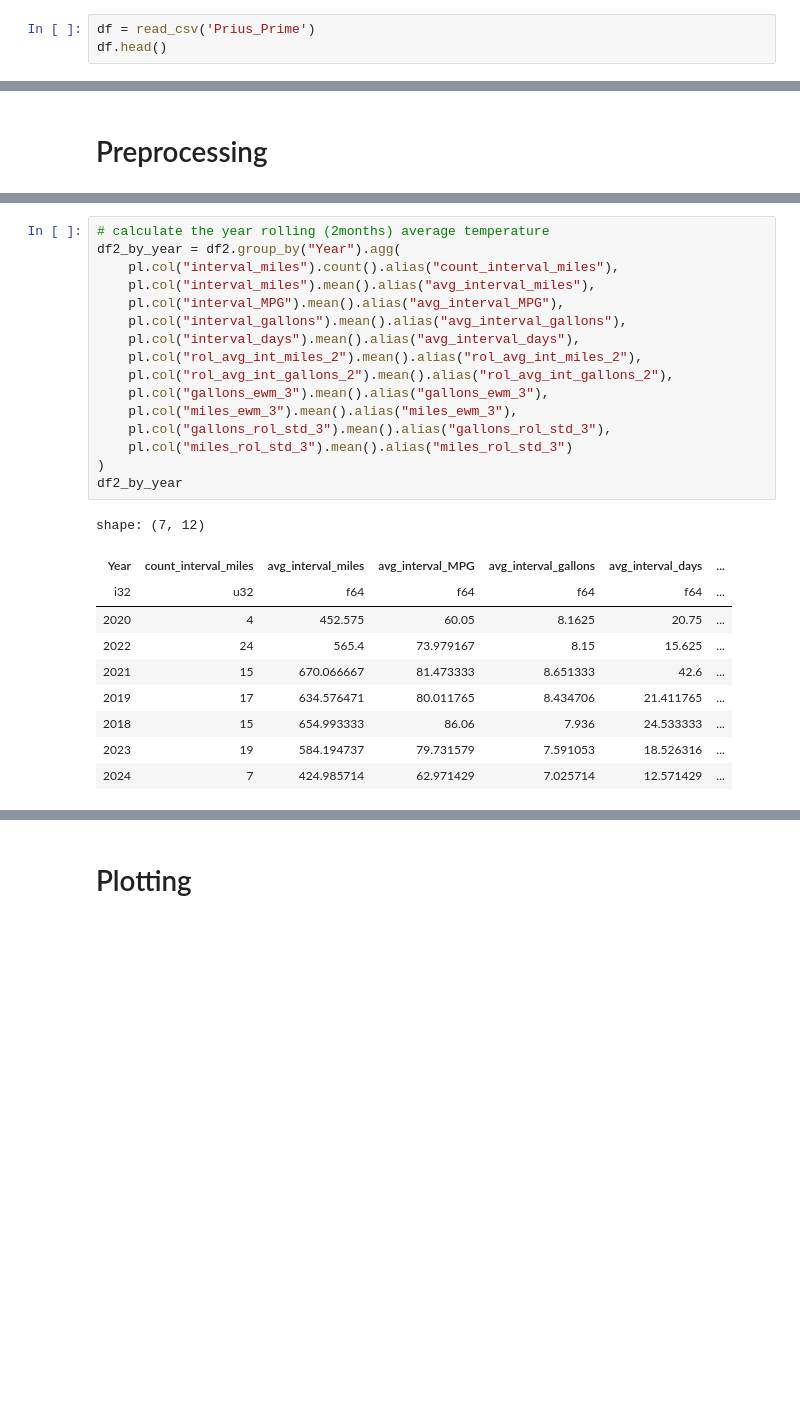
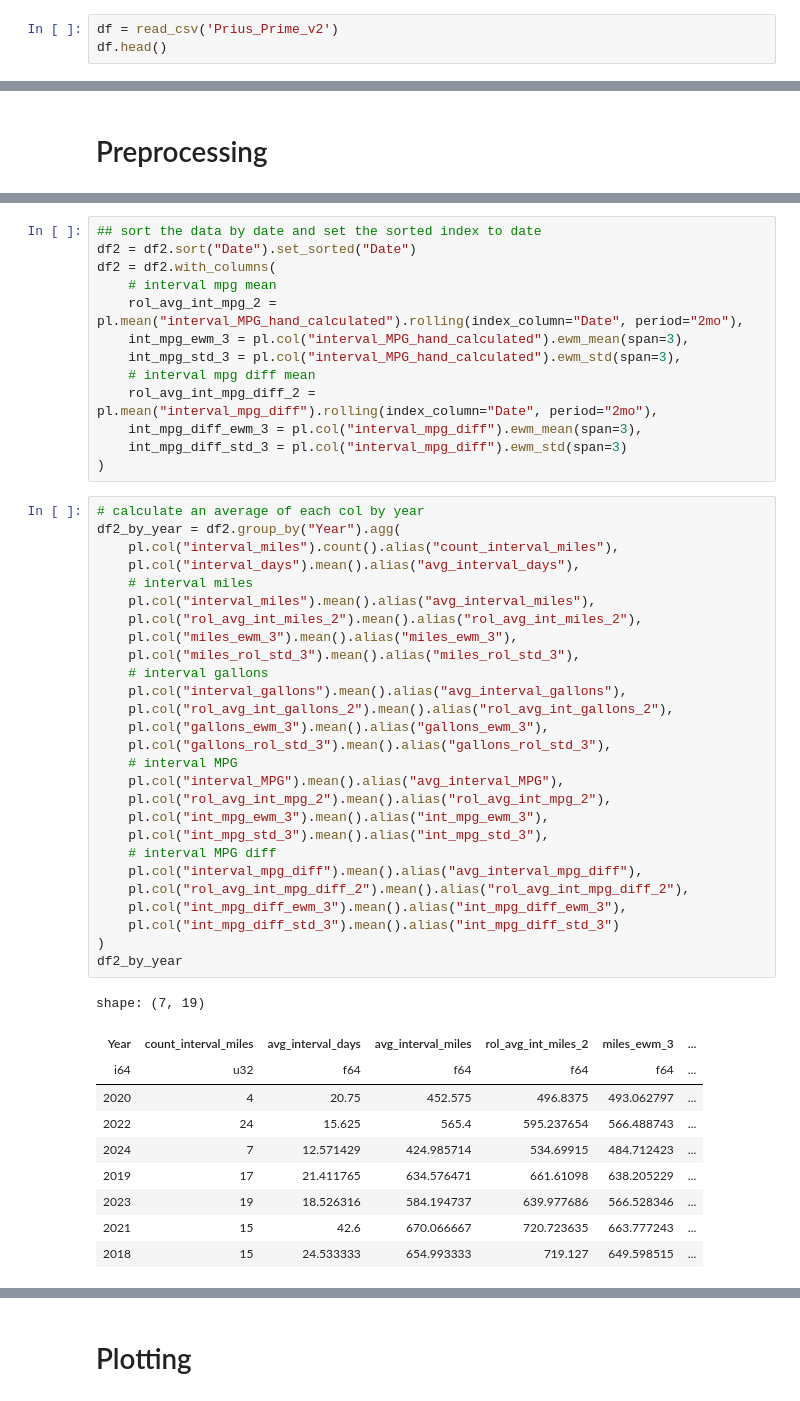
Before and after one commit to idsts2670/statistical-analysis, a Jupyter notebook: 582/Applied_MS_Exam/MS_exam.ipynb, the cells around one changed output, grey strips where cells are left out. Saved outputs shown, nothing was run; the diff lists cells and outputs as text; blank space fills up the shorter version.

```diff
--- a/582/Applied_MS_Exam/MS_exam.ipynb
+++ b/582/Applied_MS_Exam/MS_exam.ipynb
@@ -78,6 +79,6 @@ def read_csv(name, **kwrgs):
     print(f'Load: {path}')
     return pl.read_csv(path, **kwrgs)
 # %%
-df = read_csv('Prius_Prime')
+df = read_csv('Prius_Prime_v2')
 df.head()
 # %% [output]
@@ -152,28 +138,52 @@ shape: (5, 24)
+# %%
+## sort the data by date and set the sorted index to date
+df2 = df2.sort("Date").set_sorted("Date")
+df2 = df2.with_columns(
+    # interval mpg mean
+    rol_avg_int_mpg_2 = pl.mean("interval_MPG_hand_calculated").rolling(index_column="Date", period="2mo"),
+    int_mpg_ewm_3 = pl.col("interval_MPG_hand_calculated").ewm_mean(span=3),
+    int_mpg_std_3 = pl.col("interval_MPG_hand_calculated").ewm_std(span=3),
+    # interval mpg diff mean
+    rol_avg_int_mpg_diff_2 = pl.mean("interval_mpg_diff").rolling(index_column="Date", period="2mo"),
+    int_mpg_diff_ewm_3 = pl.col("interval_mpg_diff").ewm_mean(span=3),
+    int_mpg_diff_std_3 = pl.col("interval_mpg_diff").ewm_std(span=3)
+)
 # %%
-# calculate the year rolling (2months) average temperature
+# calculate an average of each col by year
 df2_by_year = df2.group_by("Year").agg(
     pl.col("interval_miles").count().alias("count_interval_miles"),
+    pl.col("interval_days").mean().alias("avg_interval_days"),
+    # interval miles
     pl.col("interval_miles").mean().alias("avg_interval_miles"),
-    pl.col("interval_MPG").mean().alias("avg_interval_MPG"),
+    pl.col("rol_avg_int_miles_2").mean().alias("rol_avg_int_miles_2"),
+    pl.col("miles_ewm_3").mean().alias("miles_ewm_3"),
+    pl.col("miles_rol_std_3").mean().alias("miles_rol_std_3"),
+    # interval gallons
     pl.col("interval_gallons").mean().alias("avg_interval_gallons"),
-    pl.col("interval_days").mean().alias("avg_interval_days"),
-    pl.col("rol_avg_int_miles_2").mean().alias("rol_avg_int_miles_2"),
     pl.col("rol_avg_int_gallons_2").mean().alias("rol_avg_int_gallons_2"),
     pl.col("gallons_ewm_3").mean().alias("gallons_ewm_3"),
-    pl.col("miles_ewm_3").mean().alias("miles_ewm_3"),
     pl.col("gallons_rol_std_3").mean().alias("gallons_rol_std_3"),
-    pl.col("miles_rol_std_3").mean().alias("miles_rol_std_3")
+    # interval MPG
+    pl.col("interval_MPG").mean().alias("avg_interval_MPG"),
+    pl.col("rol_avg_int_mpg_2").mean().alias("rol_avg_int_mpg_2"),
+    pl.col("int_mpg_ewm_3").mean().alias("int_mpg_ewm_3"),
+    pl.col("int_mpg_std_3").mean().alias("int_mpg_std_3"),
+    # interval MPG diff
+    pl.col("interval_mpg_diff").mean().alias("avg_interval_mpg_diff"),
+    pl.col("rol_avg_int_mpg_diff_2").mean().alias("rol_avg_int_mpg_diff_2"),
+    pl.col("int_mpg_diff_ewm_3").mean().alias("int_mpg_diff_ewm_3"),
+    pl.col("int_mpg_diff_std_3").mean().alias("int_mpg_diff_std_3")
 )
 df2_by_year
 # %% [output]
-shape: (7, 12)
+shape: (7, 19)
-| Year | count_interval_miles | avg_interval_miles | avg_interval_MPG | avg_interval_gallons | avg_interval_days | ... |
-| i32 | u32 | f64 | f64 | f64 | f64 | ... |
-| 2020 | 4 | 452.575 | 60.05 | 8.1625 | 20.75 | ... |
-| 2022 | 24 | 565.4 | 73.979167 | 8.15 | 15.625 | ... |
-| 2021 | 15 | 670.066667 | 81.473333 | 8.651333 | 42.6 | ... |
-| 2019 | 17 | 634.576471 | 80.011765 | 8.434706 | 21.411765 | ... |
-| 2018 | 15 | 654.993333 | 86.06 | 7.936 | 24.533333 | ... |
-| 2023 | 19 | 584.194737 | 79.731579 | 7.591053 | 18.526316 | ... |
-| 2024 | 7 | 424.985714 | 62.971429 | 7.025714 | 12.571429 | ... |
+| Year | count_interval_miles | avg_interval_days | avg_interval_miles | rol_avg_int_miles_2 | miles_ewm_3 | ... |
+| i64 | u32 | f64 | f64 | f64 | f64 | ... |
+| 2020 | 4 | 20.75 | 452.575 | 496.8375 | 493.062797 | ... |
+| 2022 | 24 | 15.625 | 565.4 | 595.237654 | 566.488743 | ... |
+| 2024 | 7 | 12.571429 | 424.985714 | 534.69915 | 484.712423 | ... |
+| 2019 | 17 | 21.411765 | 634.576471 | 661.61098 | 638.205229 | ... |
+| 2023 | 19 | 18.526316 | 584.194737 | 639.977686 | 566.528346 | ... |
+| 2021 | 15 | 42.6 | 670.066667 | 720.723635 | 663.777243 | ... |
+| 2018 | 15 | 24.533333 | 654.993333 | 719.127 | 649.598515 | ... |
 # %%
```
Also changed, not shown: parts of 33 cells of this notebook, 6 other files.
